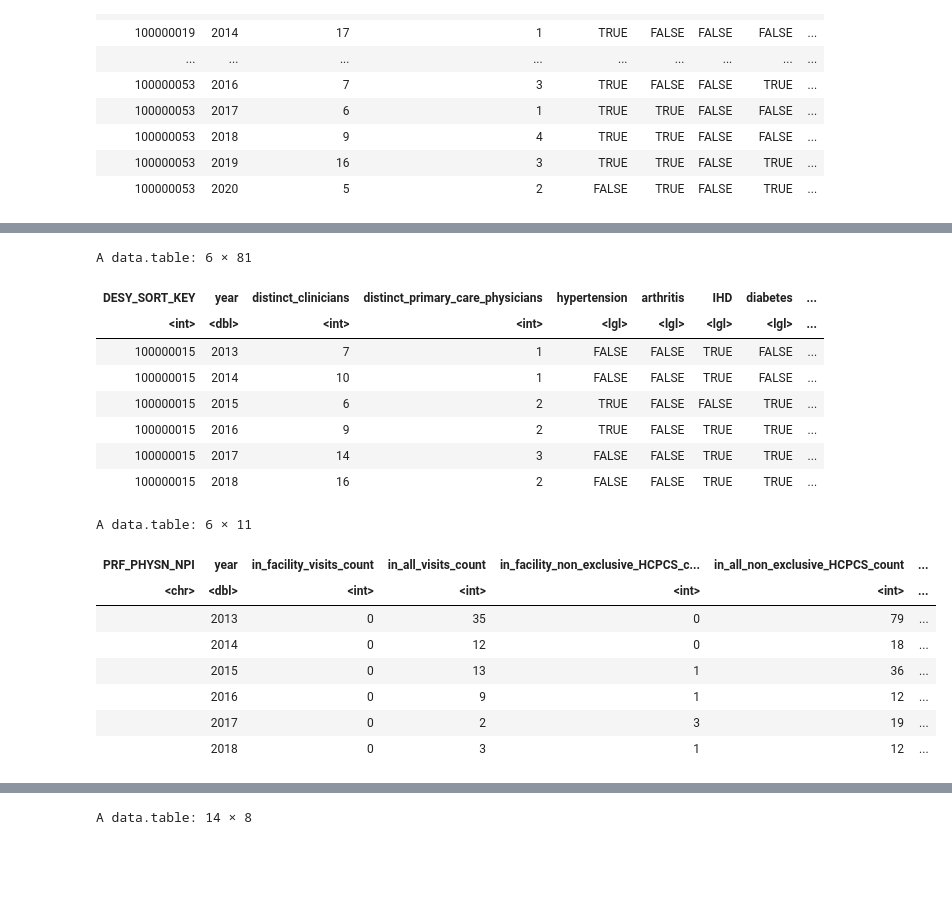
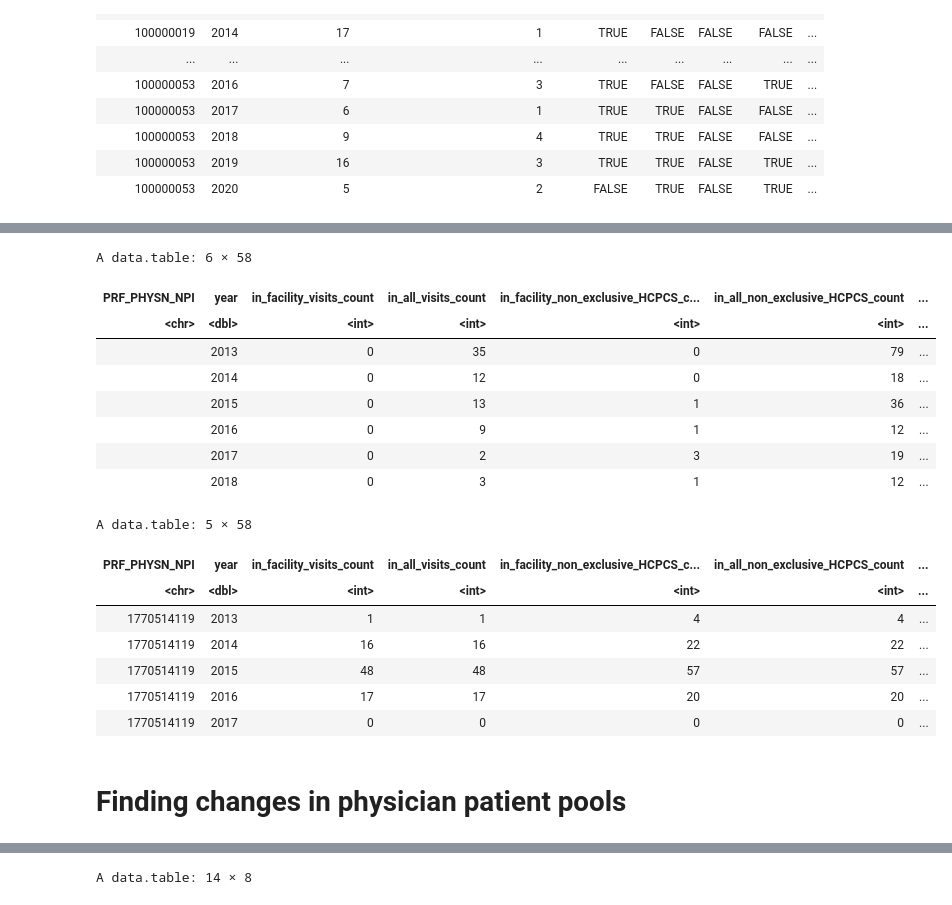
Before and after one commit to F4rbod/CaseMix, a Jupyter notebook: Calculations.ipynb, the cells around one changed output, grey strips where cells are left out. Cells and saved outputs as stored; diff of their text form; code cells hidden in the pictures; blank space fills up the shorter version.

Commit message:
added mdppas

```diff
--- a/Calculations.ipynb
+++ b/Calculations.ipynb
@@ -1212,26 +972,31 @@ yearly_calculations <- read_fst("yearly_calculations_cleaned.fst", as.data.table
 physician_integration_stats <- read.fst("./physician_integration_stats_before_join.fst", as.data.table = T)
+# %%
+physician_integration_stats <-
+left_join(physician_integration_stats,mdppas_data,
+          by = c("PRF_PHYSN_NPI" = "npi" , "year" = "year")) %>% as.data.table()
+# %% [output]
+A data.table: 6 × 58
+| PRF_PHYSN_NPI | year | in_facility_visits_count | in_all_visits_count | in_facility_non_exclusive_HCPCS_c... | in_all_non_exclusive_HCPCS_count | ... |
+| <chr> | <dbl> | <int> | <int> | <int> | <int> | ... |
+|  | 2013 | 0 | 35 | 0 | 79 | ... |
+|  | 2014 | 0 | 12 | 0 | 18 | ... |
+|  | 2015 | 0 | 13 | 1 | 36 | ... |
+|  | 2016 | 0 | 9 | 1 | 12 | ... |
+|  | 2017 | 0 | 2 | 3 | 19 | ... |
+|  | 2018 | 0 | 3 | 1 | 12 | ... |
 # %%
-head(yearly_calculations)
-head(physician_integration_stats)
+physician_integration_stats[PRF_PHYSN_NPI==1770514119]
 # %% [output]
-A data.table: 6 × 81
+A data.table: 5 × 58
-| DESY_SORT_KEY | year | distinct_clinicians | distinct_primary_care_physicians | hypertension | arthritis | IHD | diabetes | ... |
-| <int> | <dbl> | <int> | <int> | <lgl> | <lgl> | <lgl> | <lgl> | ... |
-| 100000015 | 2013 | 7 | 1 | FALSE | FALSE | TRUE | FALSE | ... |
-| 100000015 | 2014 | 10 | 1 | FALSE | FALSE | TRUE | FALSE | ... |
-| 100000015 | 2015 | 6 | 2 | TRUE | FALSE | FALSE | TRUE | ... |
-| 100000015 | 2016 | 9 | 2 | TRUE | FALSE | TRUE | TRUE | ... |
-| 100000015 | 2017 | 14 | 3 | FALSE | FALSE | TRUE | TRUE | ... |
-| 100000015 | 2018 | 16 | 2 | FALSE | FALSE | TRUE | TRUE | ... |
+| PRF_PHYSN_NPI | year | in_facility_visits_count | in_all_visits_count | in_facility_non_exclusive_HCPCS_c... | in_all_non_exclusive_HCPCS_count | ... |
+| <chr> | <dbl> | <int> | <int> | <int> | <int> | ... |
+| 1770514119 | 2013 | 1 | 1 | 4 | 4 | ... |
+| 1770514119 | 2014 | 16 | 16 | 22 | 22 | ... |
+| 1770514119 | 2015 | 48 | 48 | 57 | 57 | ... |
+| 1770514119 | 2016 | 17 | 17 | 20 | 20 | ... |
+| 1770514119 | 2017 | 0 | 0 | 0 | 0 | ... |
-A data.table: 6 × 11
-| PRF_PHYSN_NPI | year | in_facility_visits_count | in_all_visits_count | in_facility_non_exclusive_HCPCS_c... | in_all_non_exclusive_HCPCS_count | ... |
-| <chr> | <dbl> | <int> | <int> | <int> | <int> | ... |
-|  | 2013 | 0 | 35 | 0 | 79 | ... |
-|  | 2014 | 0 | 12 | 0 | 18 | ... |
-|  | 2015 | 0 | 13 | 1 | 36 | ... |
-|  | 2016 | 0 | 9 | 1 | 12 | ... |
-|  | 2017 | 0 | 2 | 3 | 19 | ... |
-|  | 2018 | 0 | 3 | 1 | 12 | ... |
+# %% [markdown]
+# Finding changes in physician patient pools
 # %%
 physician_integration_change_finder <- function(data, integration_threshold = 0.75, independece_threshold = 0.75) {
   require(tidyverse)
```
Also changed, not shown: parts of 60 cells of this notebook, 1 other file.
